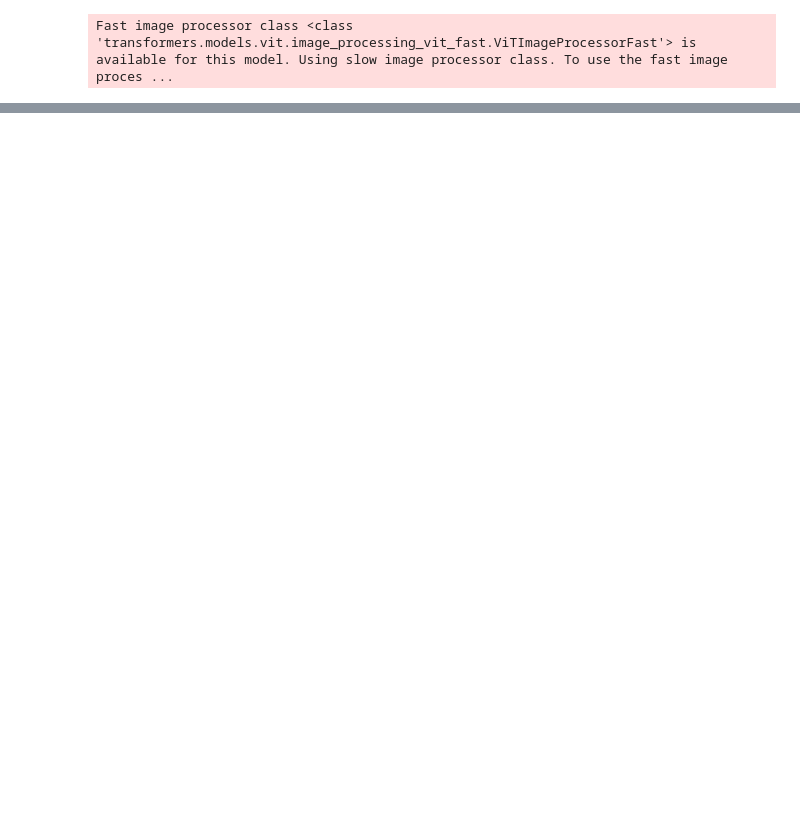
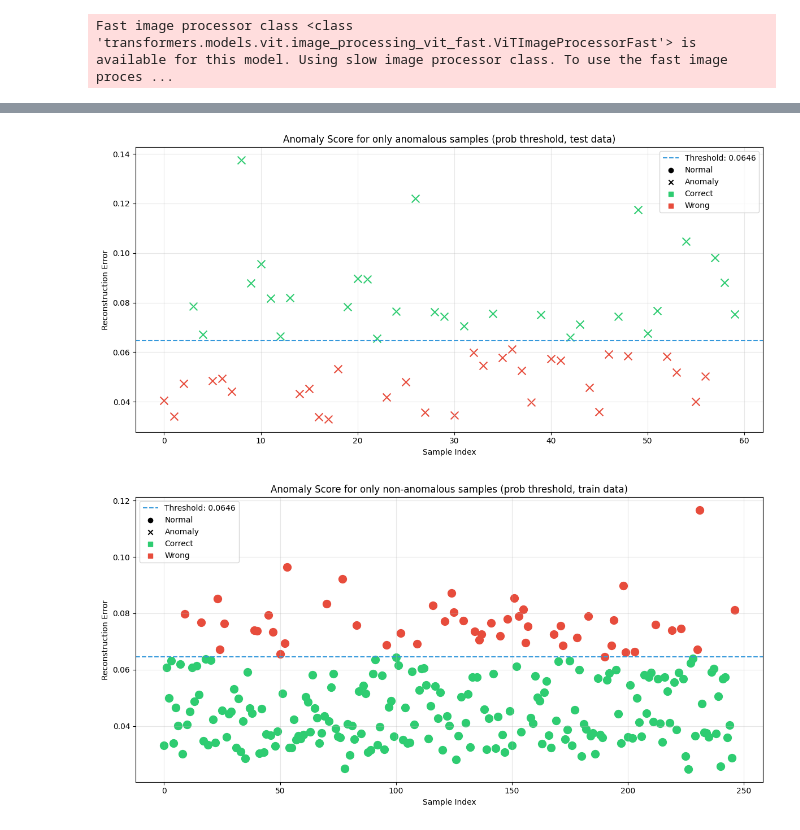
Before and after one commit to xZenshin/Anomaly-Detection, a Jupyter notebook: pretrained_model.ipynb, the cells around one changed output, grey strips where cells are left out. Drawn from its saved outputs; the diff is of its cells as text; code cells hidden in the pictures; blank space fills up the shorter version.

```diff
--- a/pretrained_model.ipynb
+++ b/pretrained_model.ipynb
@@ -581,0 +780,4 @@ plot_double_threshold_scores(r_double_newtest, t_double_newtest, lower_t_newtest
+# %%
+# Get predictions
+anomalous_all_images_prob, p_anomaly_prob, t_anomaly_prob, r_anomaly_prob = get_predictions(anomalous_test_loader, threshold, device, True)
+allgood_all_images_prob, p_allgood_prob, t_allgood_prob, r_allgood_prob = get_predictions(train_loader, threshold, device, True)
@@ -581,0 +805,6 @@ plot_double_threshold_scores(r_double_newtest, t_double_newtest, lower_t_newtest
+# %%
+plot_anomaly_scores(r_anomaly_prob, t_anomaly_prob, threshold, title="Anomaly Score for only anomalous samples (prob threshold, test data)")
+plot_anomaly_scores(r_allgood_prob, t_allgood_prob, threshold, title="Anomaly Score for only non-anomalous samples (prob threshold, train data)")
+# %% [output]
+[figure, added]
+[figure, added]
```
Also changed, not shown: parts of 19 cells of this notebook, 1 other file.
